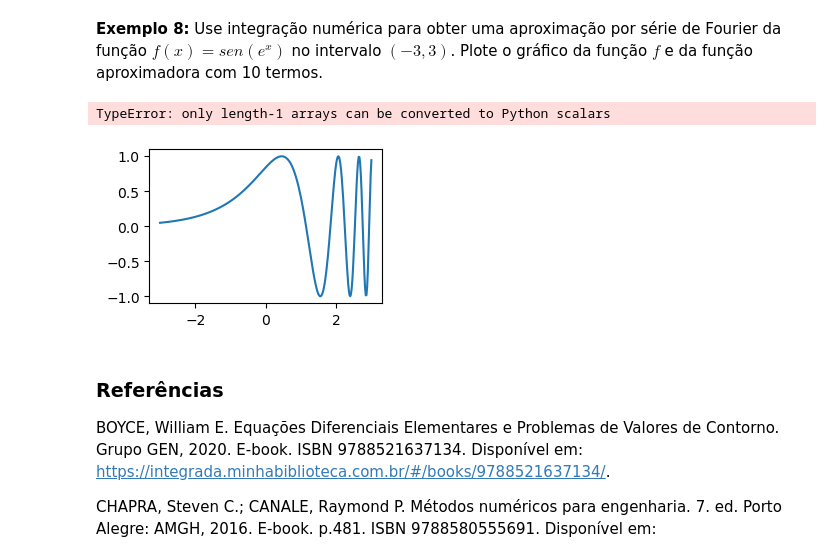
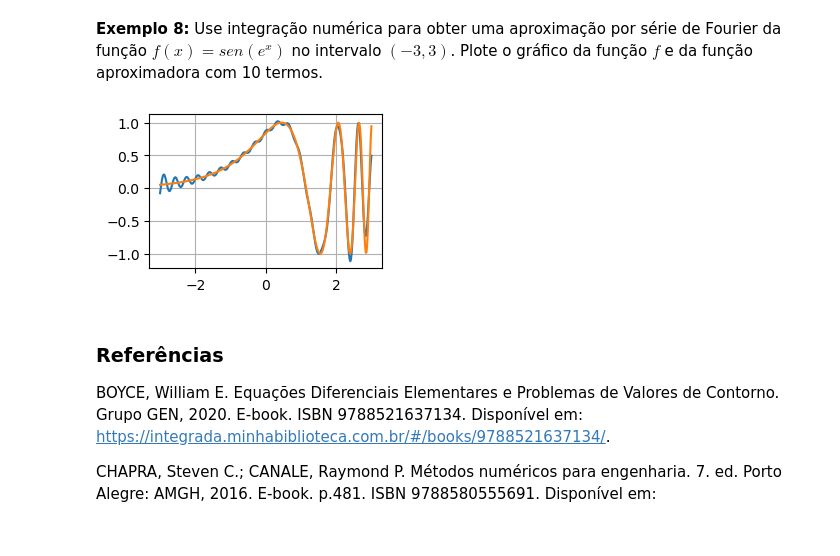
Before and after one commit to tiagoburiol/MatComp_IV, a Jupyter notebook: 02_funcoes_periodicas _e_serie_de_fourier.ipynb, the cells around one changed output. Saved outputs shown, nothing was run; the diff lists cells and outputs as text; code cells hidden in the pictures.

```diff
--- a/02_funcoes_periodicas _e_serie_de_fourier.ipynb
+++ b/02_funcoes_periodicas _e_serie_de_fourier.ipynb
@@ -537,28 +537,31 @@ plt.grid()
 # %% [markdown]
 **Exemplo 8:** Use integração numérica para obter uma aproximação por série de Fourier da função $f(x)=sen(e^x)$ no intervalo $(-3,3)$. Plote o gráfico da função $f$ e da função aproximadora com 10 termos.
 # %%
-def fourier(f,xi,N):
-    n=0
-    A0 = 1/np.pi * quad(lambda x: f(xi)*np.cos(n*x),-np.pi,np.pi)[0]
-    yi = []
-    soma = A0/2
-    for x in xi:
-        soma = A0/2
-        for n in range(1,N):
-            An = 1/np.pi * quad(lambda x: f(x)*np.cos(n*x),-np.pi,np.pi)[0]
-            Bn = 1/np.pi * quad(lambda x: f(x)*np.sin(n*x),-np.pi,np.pi)[0]
-            soma +=  An*np.cos(n*x)+Bn*np.sin(n*x)
-    yi.append(soma)
-    return yi
+f = lambda x: np.sin(np.exp(x))
+# %%
+def fourier(f,N):
+    n=0
+    A0 = 1/np.pi * quad(lambda x: f(x)*np.cos(n*x),-np.pi,np.pi)[0]
+
+    xi = np.linspace(-3,3,301)
+    yi = []
+
+    soma = A0/2
+
+    for x in xi:
+        soma = A0/2
+        for n in range(1,N):
+            An = 1/np.pi * quad(lambda x: f(x)*np.cos(n*x),-np.pi,np.pi)[0]
+            Bn = 1/np.pi * quad(lambda x: f(x)*np.sin(n*x),-np.pi,np.pi)[0]
+            soma +=  An*np.cos(n*x)+Bn*np.sin(n*x)
+        yi.append(soma)
+
+    plt.plot(xi,yi, xi, f(xi))
+    plt.grid()
 # %%
-f = lambda x: np.sin(np.exp(x))
-xi = np.linspace(-3,3,301)
-plt.plot(xi, f(xi))
-plt.plot(xi,fourier(f,xi,10))
-plt.grid()
+fourier(f,20)
 # %% [output]
-TypeError: only length-1 arrays can be converted to Python scalars
-[figure, old version]
+[figure, new version]
 # %% [markdown]
 ### Referências
 
```
Also changed, not shown: parts of 2 cells of this notebook.
